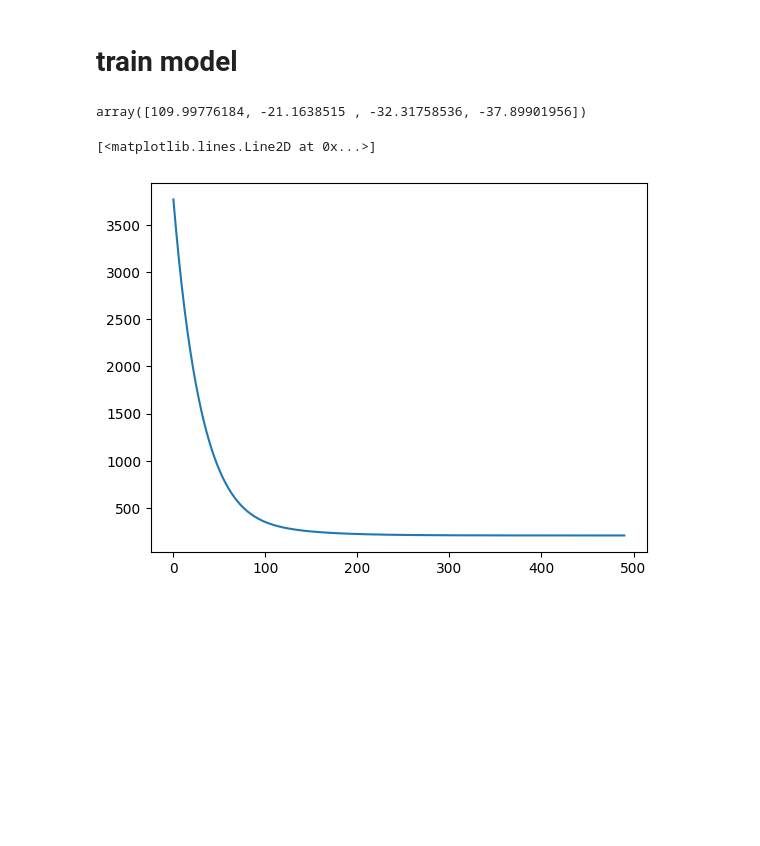
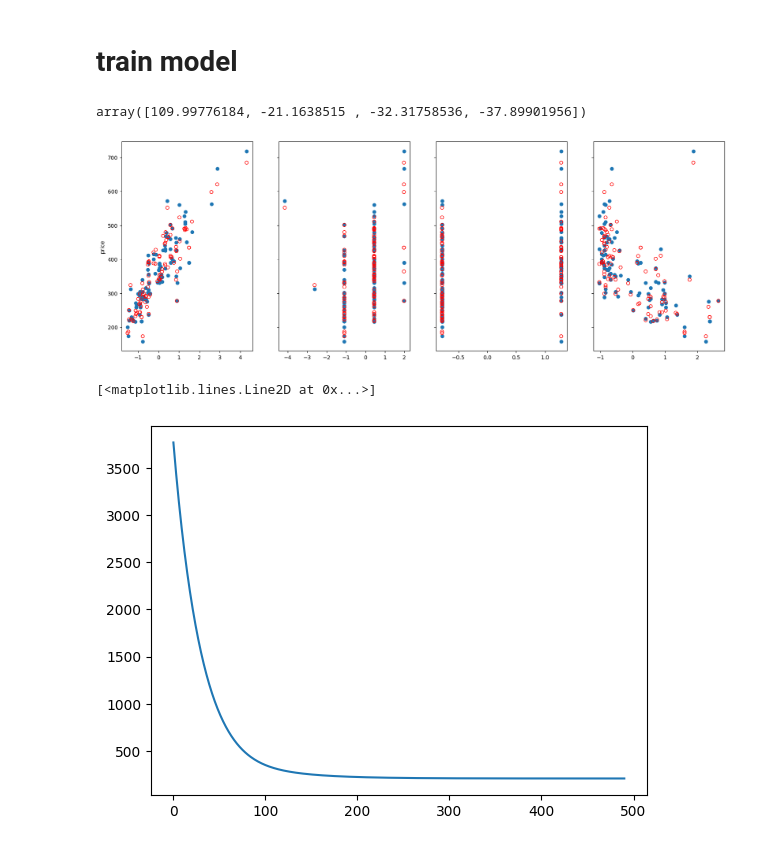
Before and after one commit to Omar-Atef-Bakr/ML_models_implementation, a Jupyter notebook: Linear Models/Linear Regression/LinReg_tst.ipynb, the cells around one changed output. Cells and saved outputs as stored; diff of their text form; code cells hidden in the pictures; blank space fills up the shorter version.

```diff
--- a/Linear Models/Linear Regression/LinReg_tst.ipynb
+++ b/Linear Models/Linear Regression/LinReg_tst.ipynb
@@ -45,14 +45,16 @@ y_train = np.array(y_train)
 # visualize each features affect on the output
 # %%
 # function to plot each feature with the target to visualize each feature range and effect
-def plot_features(x, y, n_features):
+# y2 optional parameter to plot predections as well as target if desired
+def plot_features(x, y, y2=None, n_features=2):
     fig, ax = plt.subplots(1, n_features, sharey=True)
 
-    try:
+    for i in range(len(ax)):
+        ax[i].scatter(x[:, i], y)
+
+    if y2 is not None:
         for i in range(len(ax)):
-            ax[i].scatter(x[:, i], y)
-    except TypeError:
-        ax.scatter(x, y)
+            ax[i].scatter(x[:, i], y2, color='red', facecolors="none")
 
 
     fig.set_figwidth(20)
@@ -88,11 +90,12 @@ array([109.99776184, -21.1638515 , -32.31758536, -37.89901956])
 # %%
 # predict with train data for lack of evaluation data
 y = model.predict(x_train)
 
 # ploting is only posible if one or two features only
 
-# plt.scatter(x_train, y_train, marker="x", color = "red")
-# plt.plot(x_train, y)
+plot_features(x_train, y_train, y, 4)
+# %% [output]
+[figure, added]
 # %%
 # plot cost history to make sure gradient decent is converging
 plt.plot(model.history)
```
Also changed, not shown: parts of 4 cells of this notebook, 1 other file.
